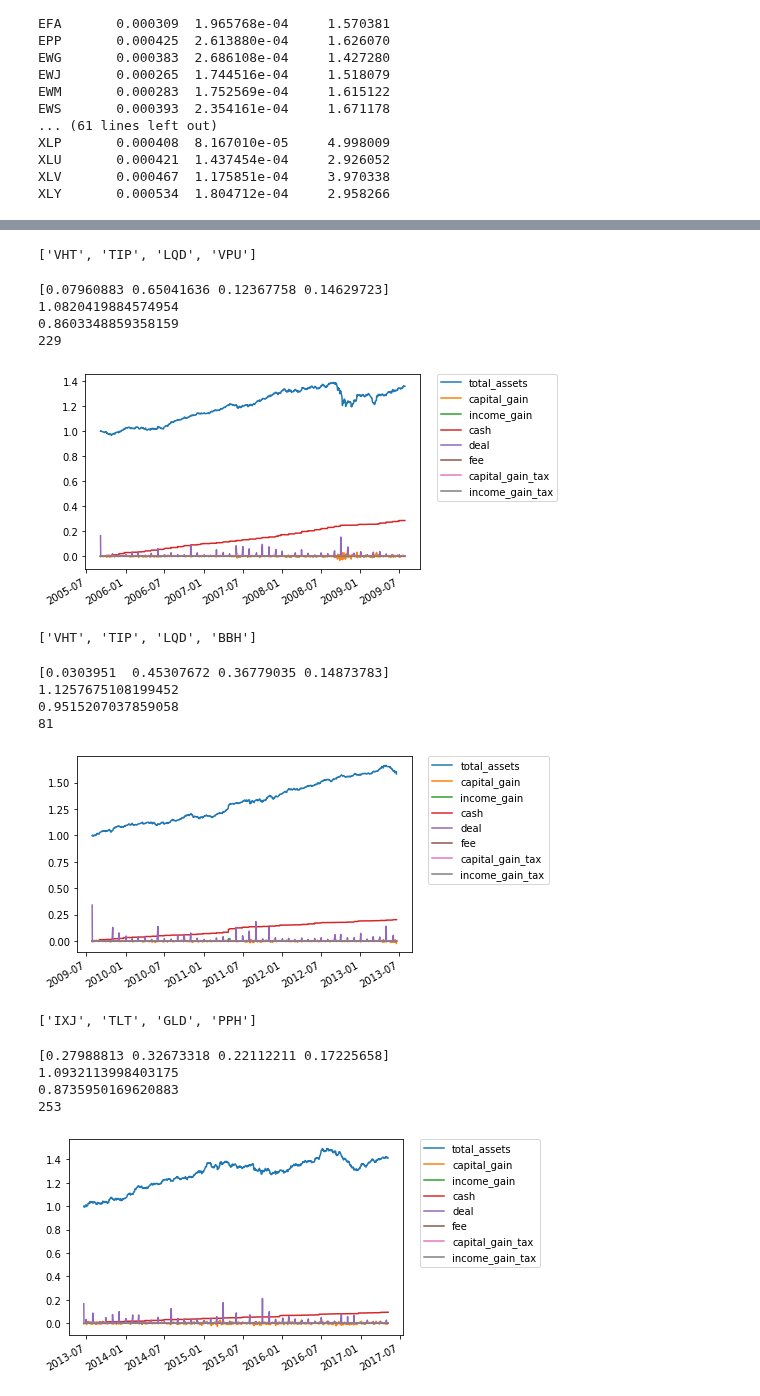
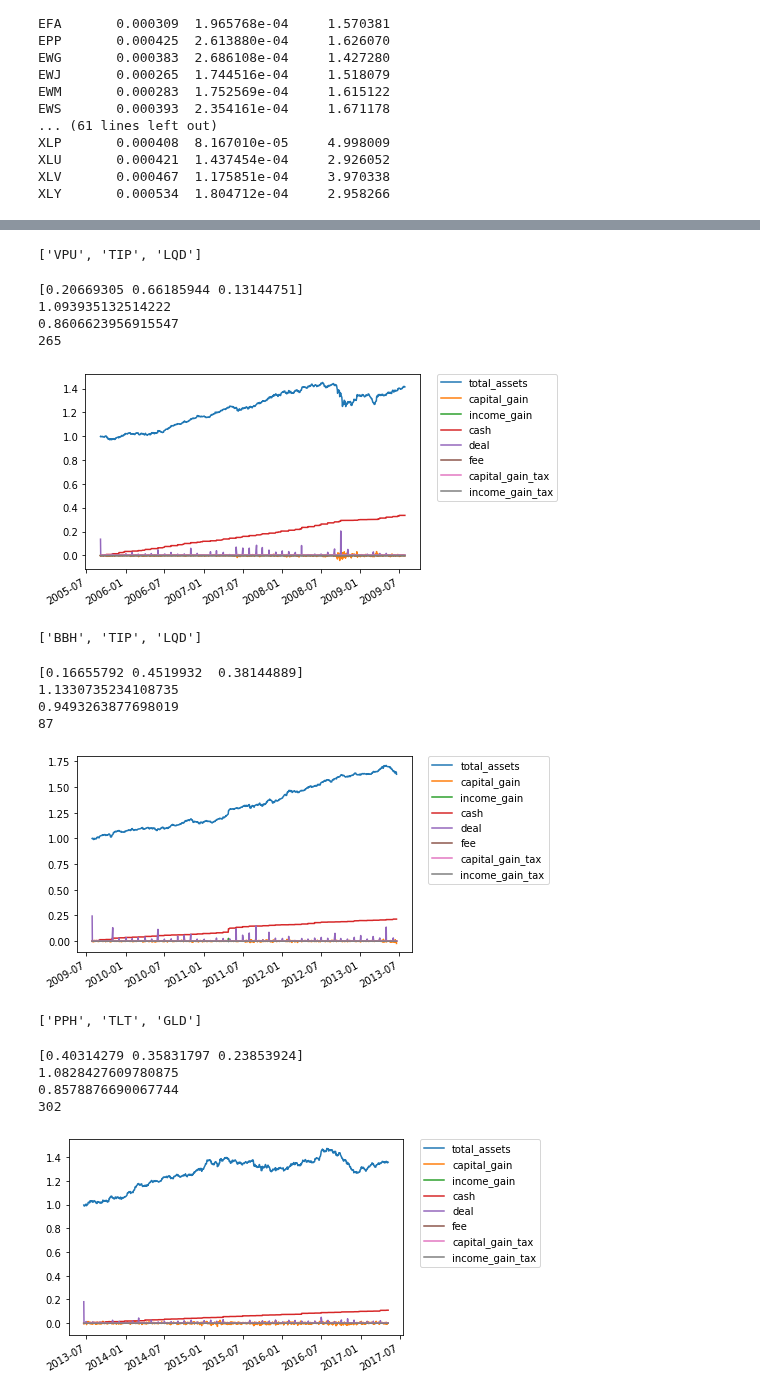
Before and after one commit to sonesuke/mypo, a Jupyter notebook: docs/tutorial/tickers.ipynb, the cells around one changed output, grey strips where cells are left out. Cells and saved outputs as stored; diff of their text form; code cells hidden in the pictures.

```diff
--- a/docs/tutorial/tickers.ipynb
+++ b/docs/tutorial/tickers.ipynb
@@ -106,27 +109,26 @@ corr
 74 rows × 74 columns
 # %%
-from mypo import split_n_periods
+from mypo import split_k_folds
 from mypo.optimizer import MinimumVarianceOptimizer, MaximumDiversificationOptimizer
 from mypo.indicator import yearly_total_return, max_drawdown, max_drawdown_span
 from mypo.rebalancer import MonthlyRebalancer
 from mypo import Runner
 
-trains, evals = split_n_periods(market, 4, 200)
+folds = split_k_folds(market, 4, 200)
 # %%
-for i in range(len(trains)):
-    evaluates = evaluate_combinations(trains[i], cluster, optimizer=MaximumDiversificationOptimizer(), verbose=True)
+for i in range(len(folds)):
+    evaluates = evaluate_combinations(folds[i].get_train(), cluster, optimizer=MaximumDiversificationOptimizer(), verbose=True)
     print(list(evaluates['combinations'])[0])
-    target = evals[i].filter((list(evaluates['combinations'])[0]))
+    fold = folds[i].filter((list(evaluates['combinations'])[0]))
     optimizer = MaximumDiversificationOptimizer()
     runner = Runner(
-        assets=[0.25, 0.25, 0.25, 0.25],
+        assets=np.ones(CLUSTERS)/CLUSTERS,
         rebalancer=MonthlyRebalancer(optimizer=optimizer, do_re_optimize=True),
         cash=0
     )
 
-    runner.run(
-        market=target,
-        train_span=200,
+    runner.run_fold(
+        fold=fold,
         verbose=True
     )
     report = runner.report()
@@ -165,19 +167,18 @@ for i in range(len(trains)):
 # %%
-for i in range(len(trains)):
-    df = pd.concat([trains[i].get_summary(), cluster], axis=1)
+for i in range(len(folds)):
+    df = pd.concat([folds[i].get_train().get_summary(), cluster], axis=1)
     selected_tickers = list(df.groupby('class').idxmax().reset_index(drop=True)['daily return'])
     print(selected_tickers)
-    target = evals[i].filter(selected_tickers)
+    fold = folds[i].filter(selected_tickers)
     optimizer = MaximumDiversificationOptimizer()
     runner = Runner(
-        assets=[0.25, 0.25, 0.25, 0.25],
+        assets=np.ones(CLUSTERS)/CLUSTERS,
         rebalancer=MonthlyRebalancer(optimizer=optimizer, do_re_optimize=True),
         cash=0
     )
 
-    runner.run(
-        market=target,
-        train_span=200,
+    runner.run_fold(
+        fold=fold,
         verbose=True
     )
     report = runner.report()
@@ -216,45 +217,44 @@ for i in range(len(trains)):
 # %%
-for i in range(len(trains)):
-    df = pd.concat([trains[i].get_summary(), cluster], axis=1)
+for i in range(len(folds)):
+    df = pd.concat([folds[i].get_train().get_summary(), cluster], axis=1)
     selected_tickers = list(df.groupby('class').idxmax().reset_index(drop=True)['sharp ratio'])
     print(selected_tickers)
-    target = evals[i].filter(selected_tickers)
+    fold = folds[i].filter(selected_tickers)
     optimizer = MaximumDiversificationOptimizer()
     runner = Runner(
-        assets=[0.25, 0.25, 0.25, 0.25],
+        assets=np.ones(CLUSTERS)/CLUSTERS,
         rebalancer=MonthlyRebalancer(optimizer=optimizer, do_re_optimize=True),
         cash=0
     )
 
-    runner.run(
-        market=target,
-        train_span=200,
+    runner.run_fold(
+        fold=fold,
         verbose=True
     )
     report = runner.report()
     print(optimizer.get_weights())
     print(yearly_total_return(report))
     print(max_drawdown(report))
     print(max_drawdown_span(report))
     ax = report.plot()
     plt.legend(bbox_to_anchor=(1.05, 1), loc='upper left', borderaxespad=0)
     plt.show()
 # %% [output]
-['VHT', 'TIP', 'LQD', 'VPU']
+['VPU', 'TIP', 'LQD']
-[0.07960883 0.65041636 0.12367758 0.14629723]
-1.0820419884574954
-0.8603348859358159
-229
+[0.20669305 0.66185944 0.13144751]
+1.093935132514222
+0.8606623956915547
+265
-[figure, old version]
+[figure, new version]
-['VHT', 'TIP', 'LQD', 'BBH']
+['BBH', 'TIP', 'LQD']
-[0.0303951  0.45307672 0.36779035 0.14873783]
-1.1257675108199452
-0.9515207037859058
-81
+[0.16655792 0.4519932  0.38144889]
+1.1330735234108735
+0.9493263877698019
+87
-[figure, old version]
+[figure, new version]
-['IXJ', 'TLT', 'GLD', 'PPH']
+['PPH', 'TLT', 'GLD']
-[0.27988813 0.32673318 0.22112211 0.17225658]
-1.0932113998403175
-0.8735950169620883
-253
+[0.40314279 0.35831797 0.23853924]
+1.0828427609780875
+0.8578876690067744
+302
-[figure, old version]
+[figure, new version]
```
Also changed, not shown: parts of 6 cells of this notebook, 5 other files.
